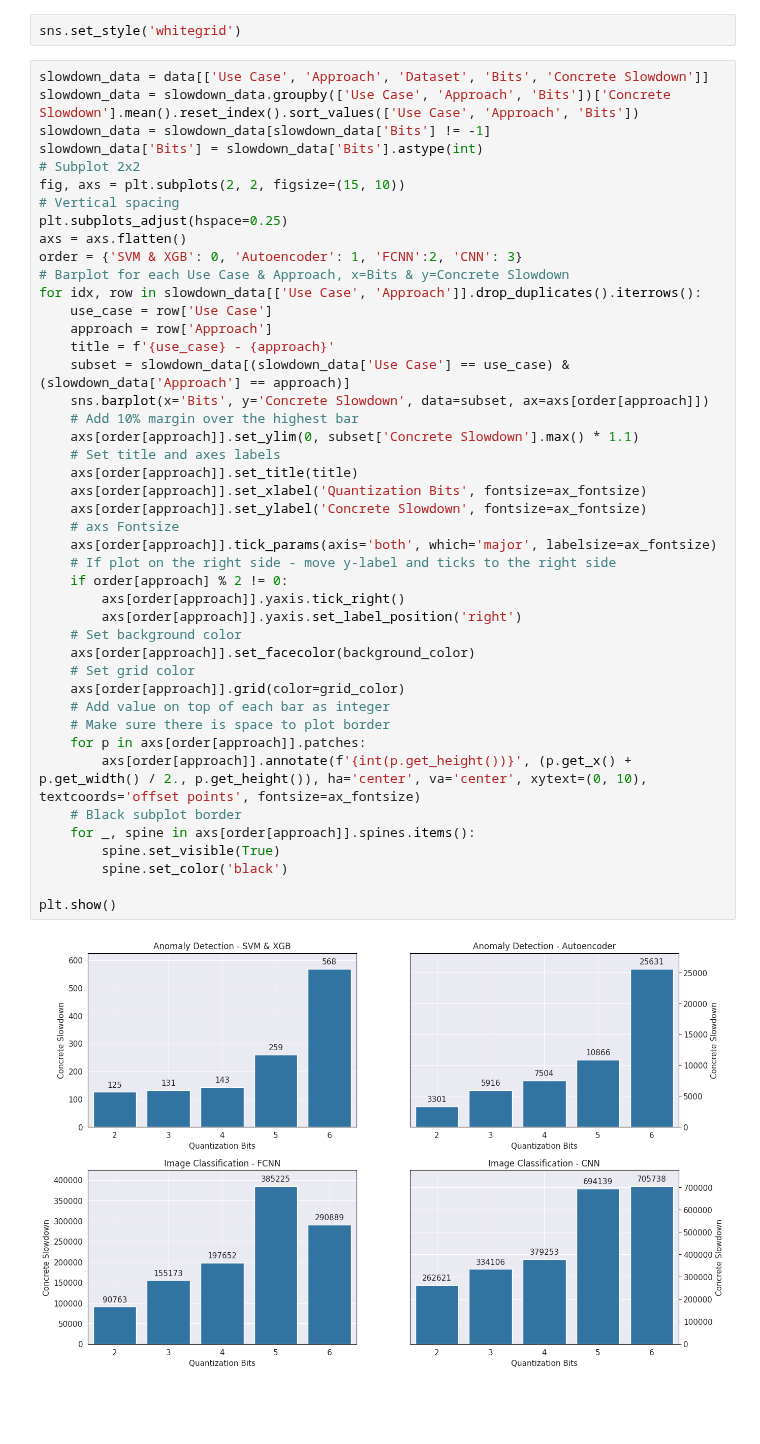
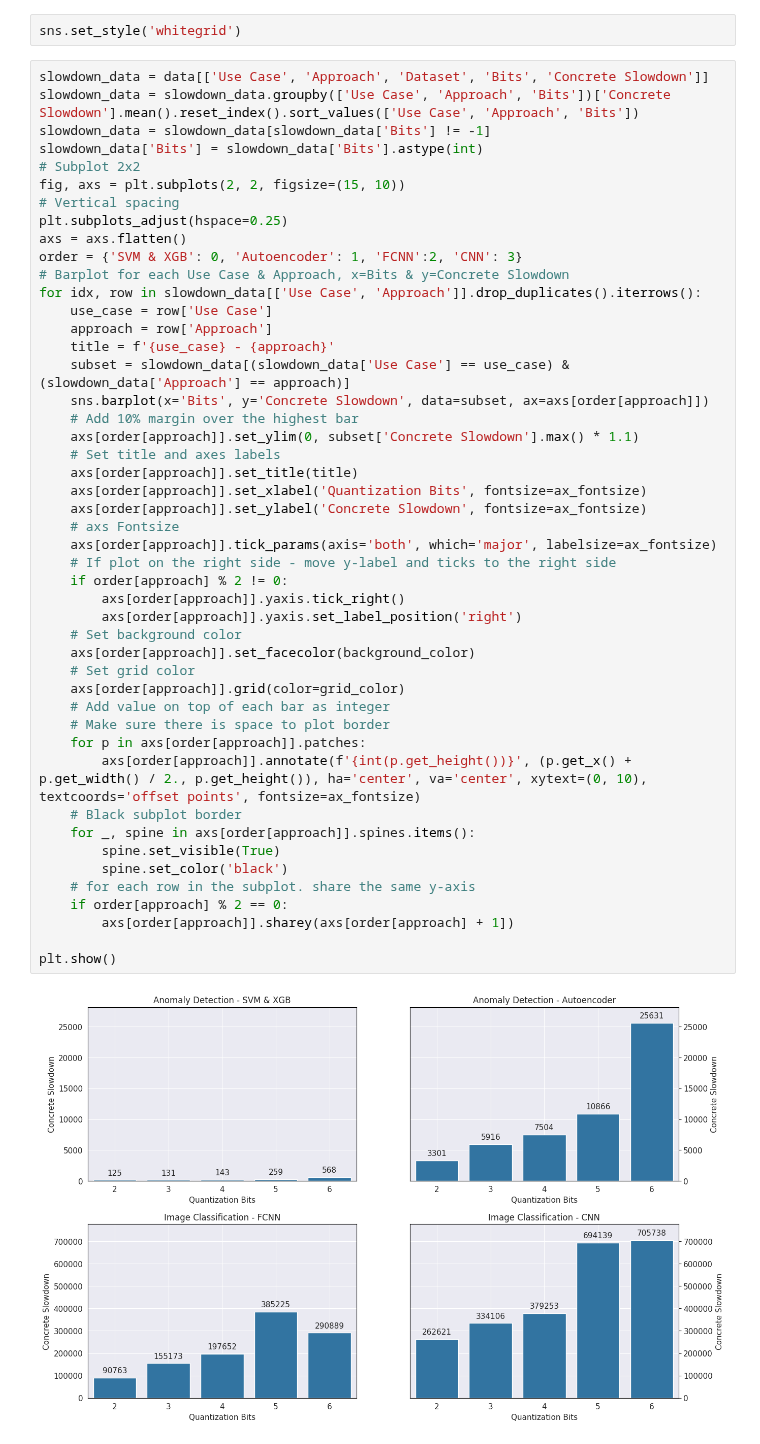
Before and after one commit to lstk44/Homomorphic-Encryption, a Jupyter notebook: Results/results.ipynb, the cells around one changed output. Saved outputs shown, nothing was run; the diff lists cells and outputs as text; blank space fills up the shorter version.

Commit message:
share y-axis for barplots

```diff
--- a/Results/results.ipynb
+++ b/Results/results.ipynb
@@ -161,31 +161,34 @@ for idx, row in slowdown_data[['Use Case', 'Approach']].drop_duplicates().iterro
     title = f'{use_case} - {approach}'
     subset = slowdown_data[(slowdown_data['Use Case'] == use_case) & (slowdown_data['Approach'] == approach)]
     sns.barplot(x='Bits', y='Concrete Slowdown', data=subset, ax=axs[order[approach]])
     # Add 10% margin over the highest bar
     axs[order[approach]].set_ylim(0, subset['Concrete Slowdown'].max() * 1.1)
     # Set title and axes labels
     axs[order[approach]].set_title(title)
     axs[order[approach]].set_xlabel('Quantization Bits', fontsize=ax_fontsize)
     axs[order[approach]].set_ylabel('Concrete Slowdown', fontsize=ax_fontsize)
     # axs Fontsize
     axs[order[approach]].tick_params(axis='both', which='major', labelsize=ax_fontsize)
     # If plot on the right side - move y-label and ticks to the right side
     if order[approach] % 2 != 0:
         axs[order[approach]].yaxis.tick_right()
         axs[order[approach]].yaxis.set_label_position('right')
     # Set background color
     axs[order[approach]].set_facecolor(background_color)
     # Set grid color
     axs[order[approach]].grid(color=grid_color)
     # Add value on top of each bar as integer
     # Make sure there is space to plot border
     for p in axs[order[approach]].patches:
         axs[order[approach]].annotate(f'{int(p.get_height())}', (p.get_x() + p.get_width() / 2., p.get_height()), ha='center', va='center', xytext=(0, 10), textcoords='offset points', fontsize=ax_fontsize)
     # Black subplot border
     for _, spine in axs[order[approach]].spines.items():
         spine.set_visible(True)
         spine.set_color('black')
+    # for each row in the subplot. share the same y-axis
+    if order[approach] % 2 == 0:
+        axs[order[approach]].sharey(axs[order[approach] + 1])
 
 plt.show()
 # %% [output]
-[figure, old version]
+[figure, new version]
```
